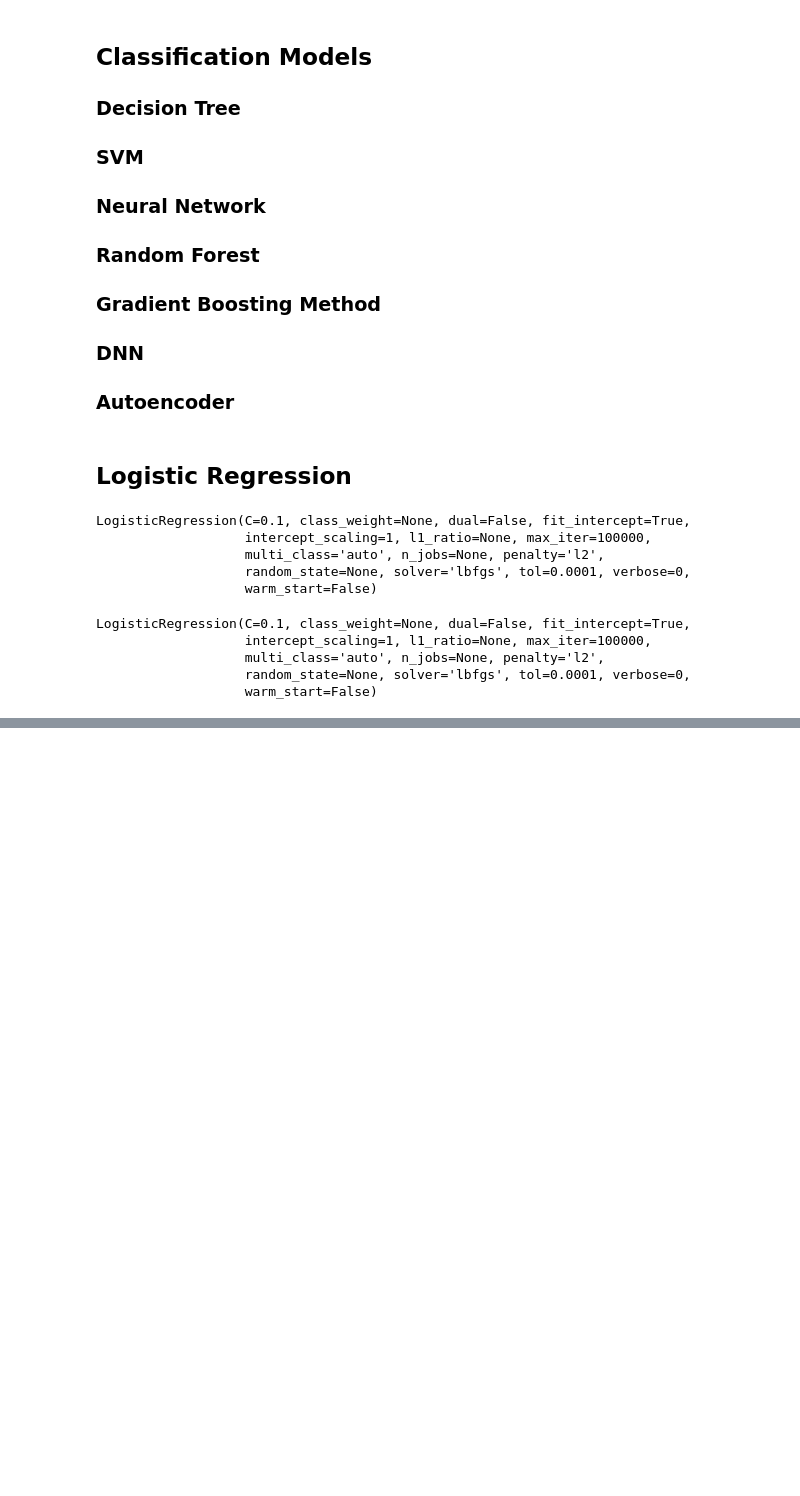
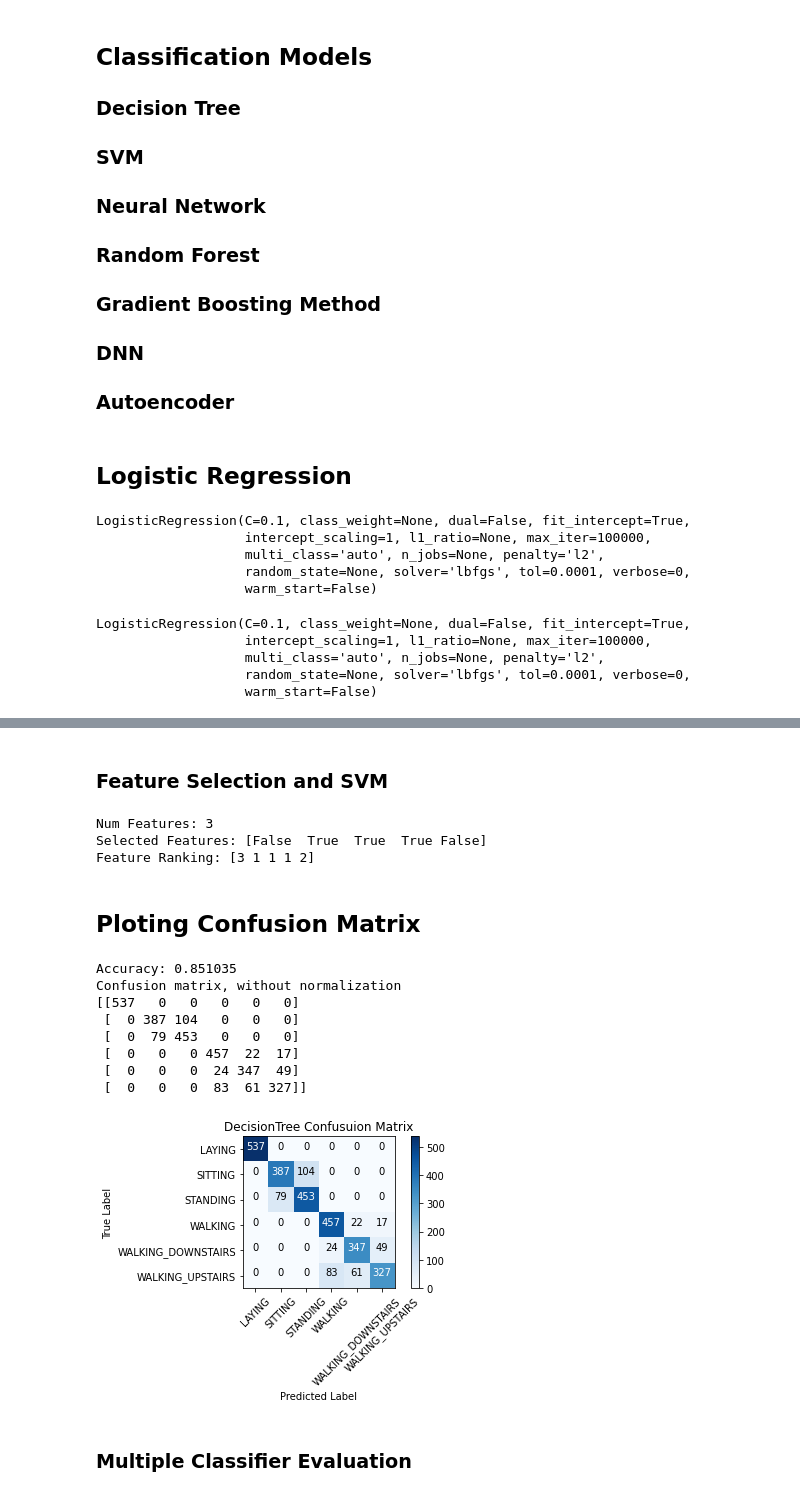
Before and after one commit to basakstuff/HAR-using-Smartphones, a Jupyter notebook: Data_Mining.ipynb, the cells around one changed output, grey strips where cells are left out. Cells and saved outputs as stored; diff of their text form; code cells hidden in the pictures; blank space fills up the shorter version.

Commit message:
Models | Created using Colaboratory

```diff
--- a/Data_Mining.ipynb
+++ b/Data_Mining.ipynb
@@ -412,0 +639,76 @@ Time of Logistic Regression 28.6513
+# %% [markdown]
+### Feature Selection and SVM
+# %%
+
+model = SVC(kernel="linear")
+model = LogisticRegression()
+rfe = RFE(model, 3)
+fit = rfe.fit(Scaled_trainData, trainLabelE)
+print("Num Features: %d" % fit.n_features_)
+print("Selected Features: %s" % fit.support_)
+print("Feature Ranking: %s" % fit.ranking_)
+
+best_features =[]
+for ix,val in enumerate(rfe.support_):
+    if val==True:
+        best_features.append(testData[:,ix])
+# %% [output]
+Num Features: 3
+Selected Features: [False  True  True  True False]
+Feature Ranking: [3 1 1 1 2]
+# %% [markdown]
+## Ploting Confusion Matrix
+# %%
+def plot_confusion_matrix (cm, classes, normalize=False, title='Confusion Matrix', cmap=plt.cm.Blues,
+                           decsnTreeClf=None):
+    #This function prints and plots the confusion matrix.
+    plt.imshow(cm,interpolation='nearest',cmap=cmap)
+    plt.title(title)
+    plt.colorbar()
+    tick_marks=np.arange(len(classes))
+    plt.xticks(tick_marks,classes,rotation=45)
+    plt.yticks(tick_marks,classes)
+
+    if normalize:
+        cm = cm.astype('float') / cm.sum(axis=1)[:,np.newaxis]
+        print("Normalized confusion matrix")
+    else:
+        print("Confusion matrix, without normalization")
+
+    print(cm)
+
+    thresh = cm.max()/2.
+    for i,j in itertools.product(range(cm.shape[0]), range(cm.shape[1])):
+        plt.text(j,i,cm[i,j],horizontalalignment="center", color="white" if cm[i,j]> thresh else "black" )
+
+    plt.tight_layout()
+    plt.ylabel('True Label')
+    plt.xlabel('Predicted Label')
+    plt.show()
+# %%
+decsnTreeClf = DecisionTreeClassifier(criterion='entropy')
+tree= decsnTreeClf.fit(trainData,trainLabelE)
+testPred = tree.predict(testData)
+
+acc= accuracy_score(testLabelE,testPred)
+cfs=confusion_matrix(testLabelE,testPred)
+
+
+
+print("Accuracy: %f" %acc)
+
+plt.figure()
+class_names = encoder.classes_
+plot_confusion_matrix(cfs,classes=class_names,title="DecisionTree Confusuion Matrix")
+# %% [output]
+Accuracy: 0.851035
+Confusion matrix, without normalization
+[[537   0   0   0   0   0]
+ [  0 387 104   0   0   0]
+ [  0  79 453   0   0   0]
+ [  0   0   0 457  22  17]
+ [  0   0   0  24 347  49]
+ [  0   0   0  83  61 327]]
+[figure, added]
+# %% [markdown]
+### Multiple Classifier Evaluation
```
Also changed, not shown: parts of 23 cells of this notebook.
